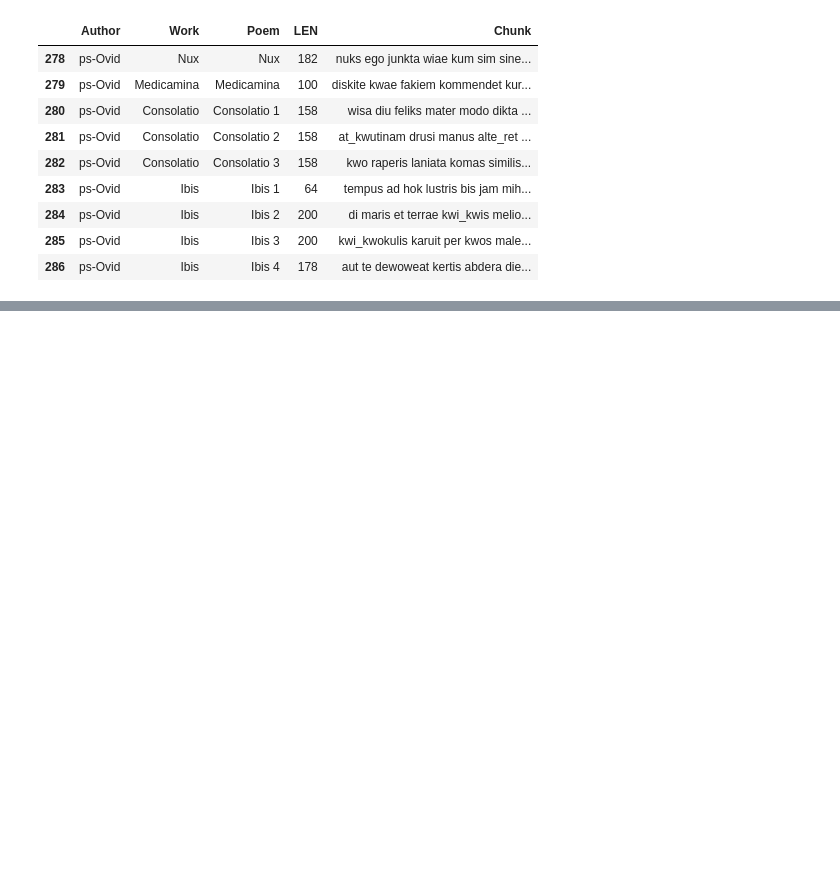
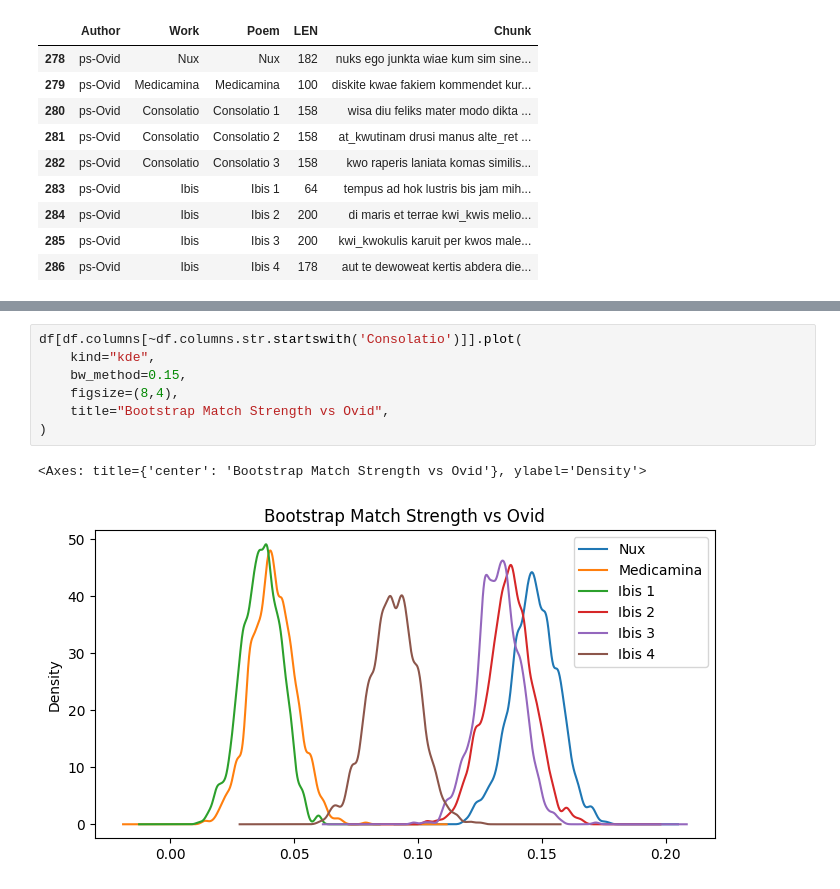
Before and after one commit to bnagy/nux-paper, a Jupyter notebook: repro/nux_boot_ngram.ipynb, the cells around one changed output, grey strips where cells are left out. Drawn from its saved outputs; the diff is of its cells as text; blank space fills up the shorter version.

```diff
--- a/repro/nux_boot_ngram.ipynb
+++ b/repro/nux_boot_ngram.ipynb
@@ -1036,0 +211,10 @@ array([[<Axes: title={'center': '0'}>]], dtype=object)
+# %%
+df[df.columns[~df.columns.str.startswith('Consolatio')]].plot(
+    kind="kde",
+    bw_method=0.15,
+    figsize=(8,4),
+    title="Bootstrap Match Strength vs Ovid",
+)
+# %% [output]
+<Axes: title={'center': 'Bootstrap Match Strength vs Ovid'}, ylabel='Density'>
+[figure, added]
```
Also changed, not shown: parts of 77 cells of this notebook.
